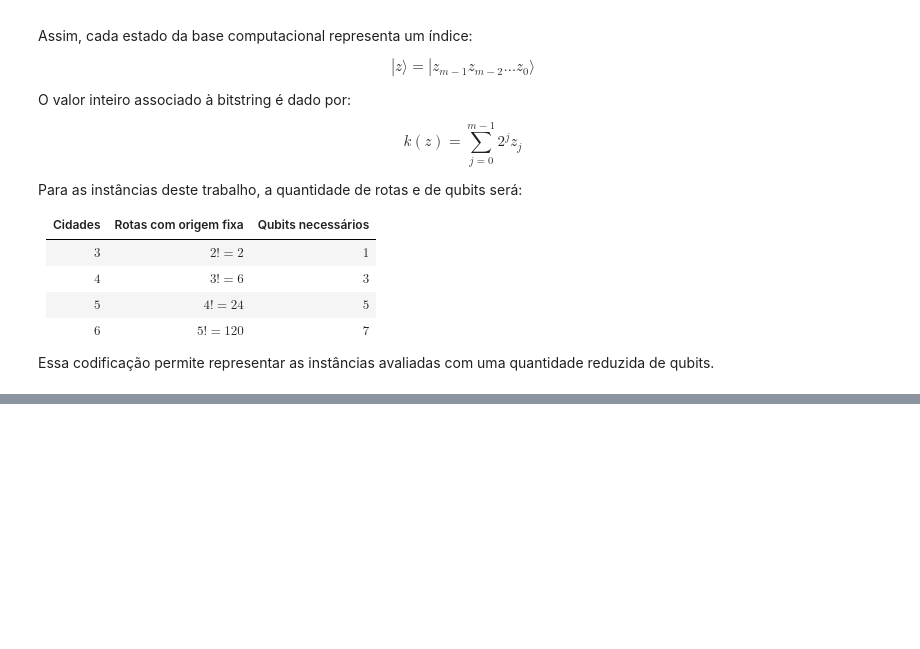
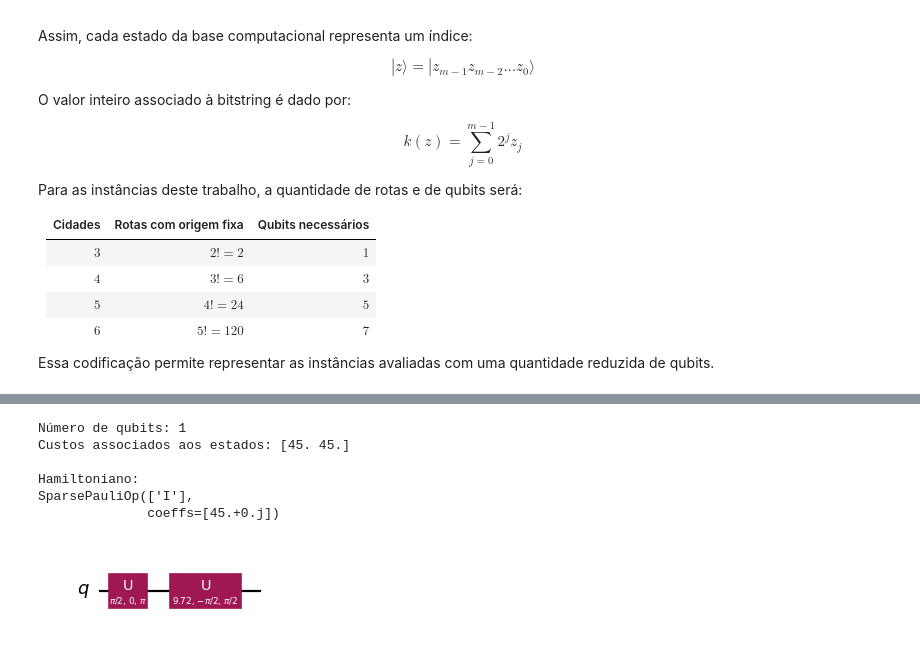
Before and after one commit to gadavidd/QAOA_TSP, a Jupyter notebook: QAOA_Caixeiro_Viajante.ipynb, the cells around one changed output, grey strips where cells are left out. Saved outputs shown, nothing was run; the diff lists cells and outputs as text; code cells hidden in the pictures; blank space fills up the shorter version.

```diff
--- a/QAOA_Caixeiro_Viajante.ipynb
+++ b/QAOA_Caixeiro_Viajante.ipynb
@@ -791,0 +1251,18 @@ Essa codificação permite representar as instâncias avaliadas com uma quantida
+# %%
+def calcular_custo_rota(rota, matriz):
+    """
+    Calcula o custo total de uma rota fechada.
+
+    A rota não precisa repetir a cidade inicial no final,
+    pois o retorno é acrescentado automaticamente.
+    """
+    custo_total = 0.0
+    numero_cidades = len(rota)
+
+    for posicao in range(numero_cidades):
+        cidade_atual = rota[posicao]
+        proxima_cidade = rota[(posicao + 1) % numero_cidades]
+
+        custo_total += matriz[cidade_atual, proxima_cidade]
+
+    return float(custo_total)
@@ -791,0 +1847,10 @@ Essa codificação permite representar as instâncias avaliadas com uma quantida
+# %%
+#Execução das abordagens clássica e quântica
+resultado_3_cidades = executar_cenario(
+    chave="3_cidades",
+    instancia=INSTANCIAS_TSP["3_cidades"],
+    profundidade=PROFUNDIDADE_QAOA,
+    shots=NUMERO_SHOTS,
+    maximo_iteracoes=MAXIMO_ITERACOES_OTIMIZADOR,
+    semente=SEMENTE,
+)
@@ -791,0 +1948,40 @@ Essa codificação permite representar as instâncias avaliadas com uma quantida
+# %%
+#Hamiltoniano da instância
+dados_hamiltoniano_3 = construir_hamiltoniano_tsp(
+    matriz_3_cidades
+)
+
+print(
+    "Número de qubits:",
+    dados_hamiltoniano_3["numero_qubits"],
+)
+
+print(
+    "Custos associados aos estados:",
+    dados_hamiltoniano_3["energias"],
+)
+
+print("\nHamiltoniano:")
+print(
+    dados_hamiltoniano_3["hamiltoniano"]
+)
+# %% [output]
+Número de qubits: 1
+Custos associados aos estados: [45. 45.]
+
+Hamiltoniano:
+SparsePauliOp(['I'],
+              coeffs=[45.+0.j])
+# %%
+# Circuito do QAOA
+from IPython.display import display
+
+figura_circuito_3 = resultado_qaoa_3["circuito"].draw(
+    output="mpl",
+    fold=-1,
+    scale=0.8,
+)
+
+display(figura_circuito_3)
+# %% [output]
+[figure, added]
```
Also changed, not shown: parts of 105 cells of this notebook.
